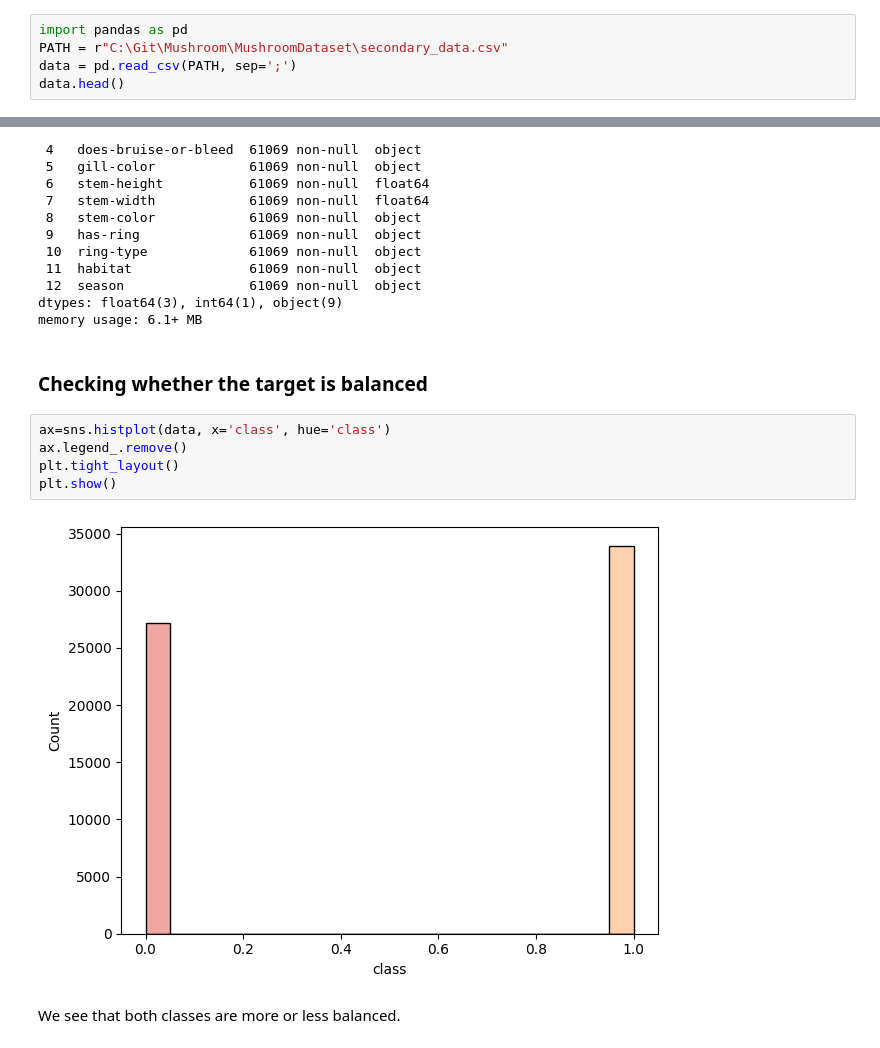
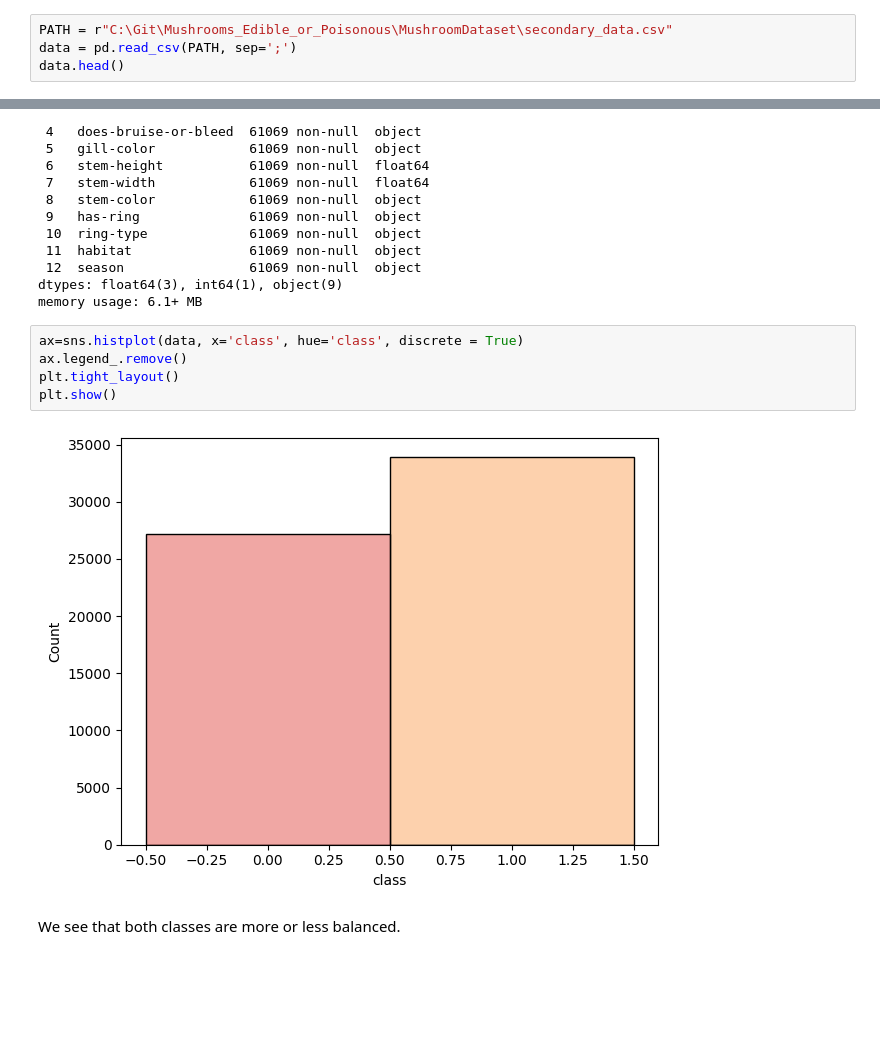
Before and after one commit to IvanTulli/Mushrooms_Edible_or_Poisonous, a Jupyter notebook: Mushroom.ipynb, the cells around one changed output, grey strips where cells are left out. Saved outputs shown, nothing was run; the diff lists cells and outputs as text; blank space fills up the shorter version.

```diff
--- a/Mushroom.ipynb
+++ b/Mushroom.ipynb
@@ -5,6 +6,5 @@ import numpy as np
 # %%
-import pandas as pd
-PATH = r"C:\Git\Mushroom\MushroomDataset\secondary_data.csv"
+PATH = r"C:\Git\Mushrooms_Edible_or_Poisonous\MushroomDataset\secondary_data.csv"
 data = pd.read_csv(PATH, sep=';')
 data.head()
 # %% [output]
@@ -123,15 +123,13 @@ Data columns (total 13 columns):
  12  season                61069 non-null  object
 dtypes: float64(3), int64(1), object(9)
 memory usage: 6.1+ MB
-# %% [markdown]
-### Checking whether the target is balanced
 # %%
-ax=sns.histplot(data, x='class', hue='class')
+ax=sns.histplot(data, x='class', hue='class', discrete = True)
 ax.legend_.remove()
 plt.tight_layout()
 plt.show()
 # %% [output]
-[figure, old version]
+[figure, new version]
 # %% [markdown]
 We see that both classes are more or less balanced.
 # %% [markdown]
```
Also changed, not shown: parts of 41 cells of this notebook, 4 other files.
